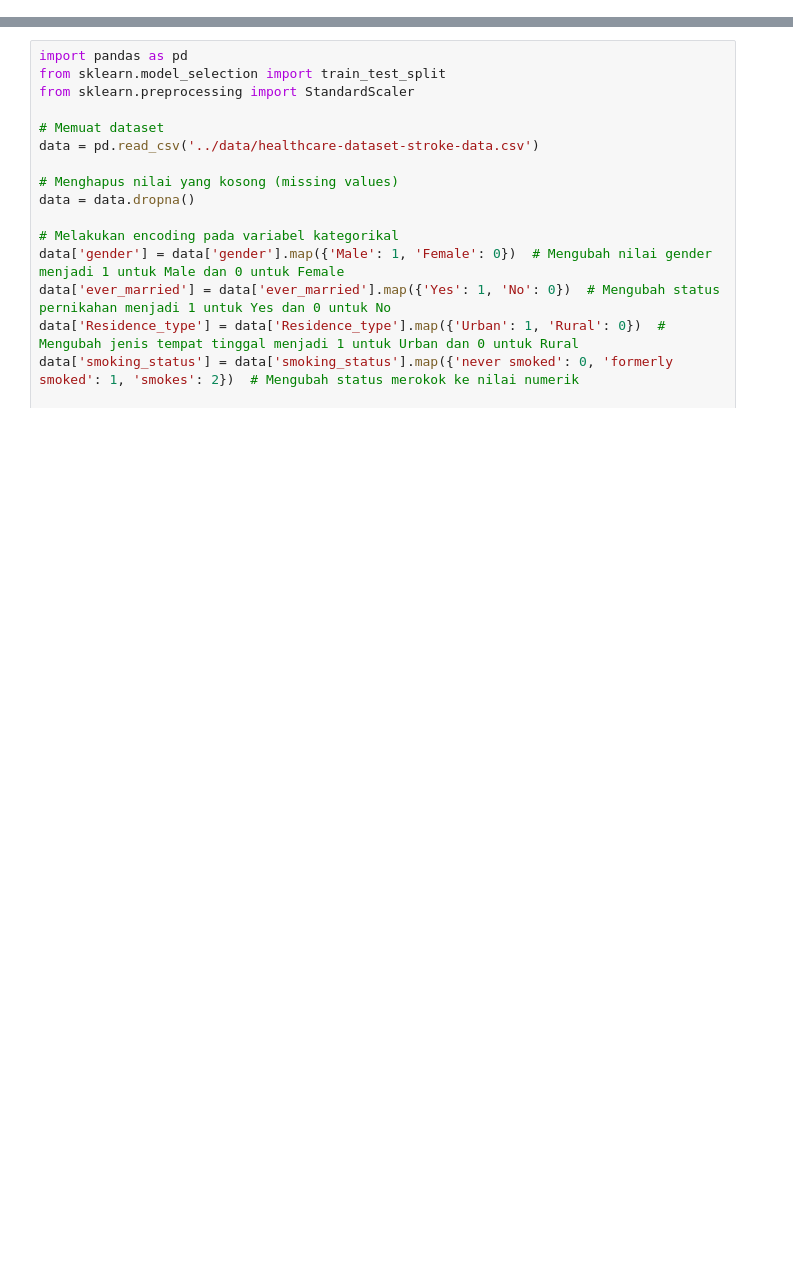
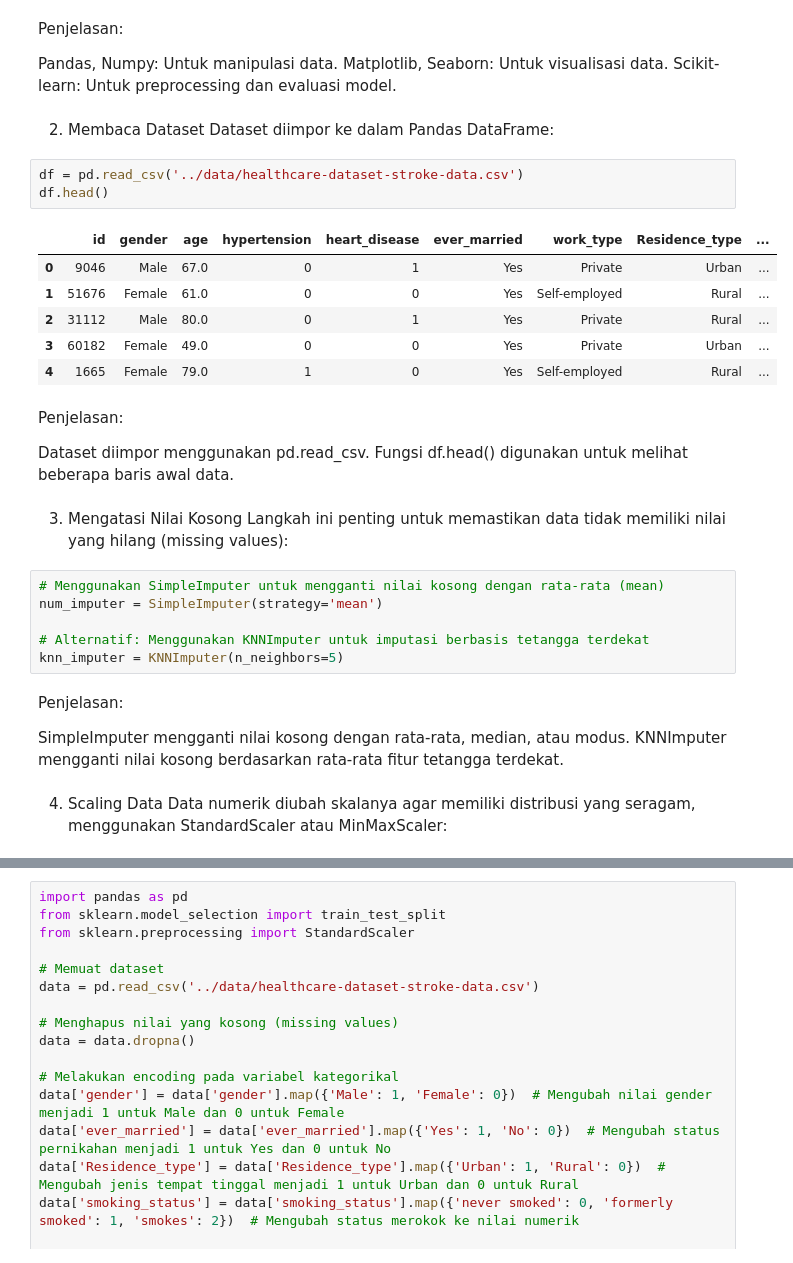
Before and after one commit to penoFahmi/Stroke-Prediction, a Jupyter notebook: notebooks/preprocessing.ipynb, the cells around one changed output, grey strips where cells are left out. Saved outputs shown, nothing was run; the diff lists cells and outputs as text; blank space fills up the shorter version.

```diff
--- a/notebooks/preprocessing.ipynb
+++ b/notebooks/preprocessing.ipynb
@@ -0,0 +20,41 @@
+# %% [markdown]
+Penjelasan:
+
+Pandas, Numpy: Untuk manipulasi data.
+Matplotlib, Seaborn: Untuk visualisasi data.
+Scikit-learn: Untuk preprocessing dan evaluasi model.
+# %% [markdown]
+2. Membaca Dataset
+Dataset diimpor ke dalam Pandas DataFrame:
+# %%
+df = pd.read_csv('../data/healthcare-dataset-stroke-data.csv')
+df.head()
+# %% [output]
+|  | id | gender | age | hypertension | heart_disease | ever_married | work_type | Residence_type | ... |
+| 0 | 9046 | Male | 67.0 | 0 | 1 | Yes | Private | Urban | ... |
+| 1 | 51676 | Female | 61.0 | 0 | 0 | Yes | Self-employed | Rural | ... |
+| 2 | 31112 | Male | 80.0 | 0 | 1 | Yes | Private | Rural | ... |
+| 3 | 60182 | Female | 49.0 | 0 | 0 | Yes | Private | Urban | ... |
+| 4 | 1665 | Female | 79.0 | 1 | 0 | Yes | Self-employed | Rural | ... |
+# %% [markdown]
+Penjelasan:
+
+Dataset diimpor menggunakan pd.read_csv.
+Fungsi df.head() digunakan untuk melihat beberapa baris awal data.
+# %% [markdown]
+3. Mengatasi Nilai Kosong
+Langkah ini penting untuk memastikan data tidak memiliki nilai yang hilang (missing values):
+# %%
+# Menggunakan SimpleImputer untuk mengganti nilai kosong dengan rata-rata (mean)
+num_imputer = SimpleImputer(strategy='mean')
+
+# Alternatif: Menggunakan KNNImputer untuk imputasi berbasis tetangga terdekat
+knn_imputer = KNNImputer(n_neighbors=5)
+# %% [markdown]
+Penjelasan:
+
+SimpleImputer mengganti nilai kosong dengan rata-rata, median, atau modus.
+KNNImputer mengganti nilai kosong berdasarkan rata-rata fitur tetangga terdekat.
+# %% [markdown]
+4. Scaling Data
+Data numerik diubah skalanya agar memiliki distribusi yang seragam, menggunakan StandardScaler atau MinMaxScaler:
```
Also changed, not shown: parts of 10 cells of this notebook, 3 other files.
